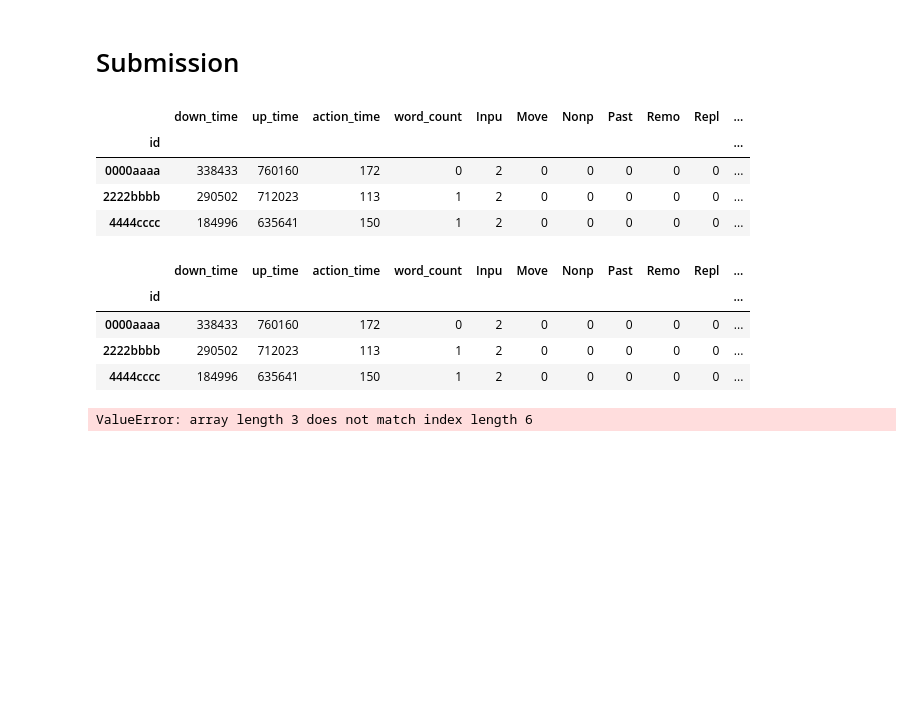
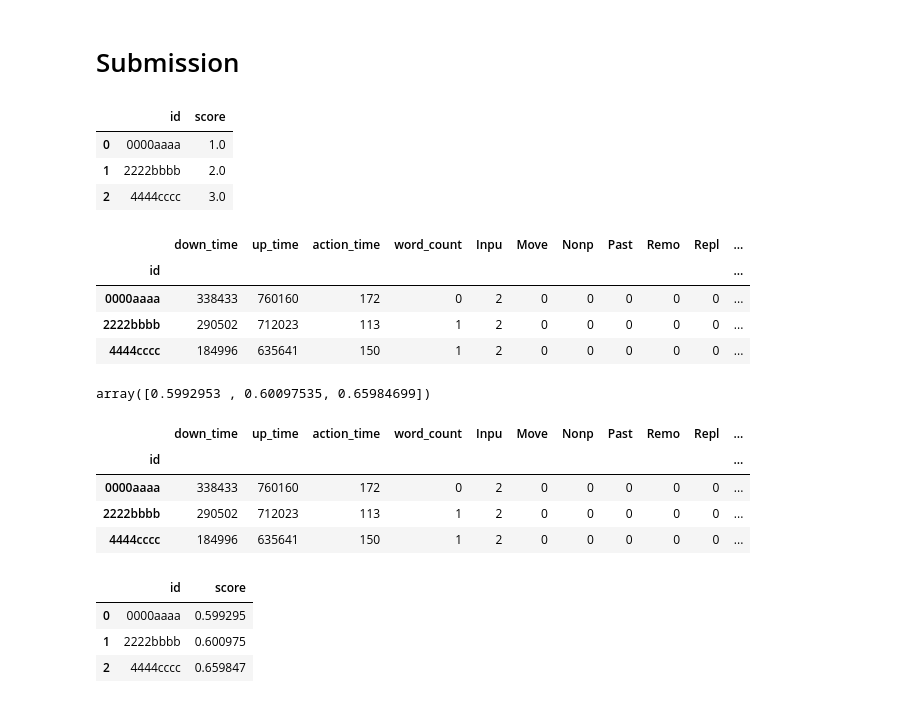
Before and after one commit to mrrkdas/LWPWP-Kaggle, a Jupyter notebook: Final Notebooks/FinalNotebookTwo.ipynb, the cells around one changed output. Drawn from its saved outputs; the diff is of its cells as text; code cells hidden in the pictures; blank space fills up the shorter version.

Commit message:
finished v2 with diff data

```diff
--- a/Final Notebooks/FinalNotebookTwo.ipynb
+++ b/Final Notebooks/FinalNotebookTwo.ipynb
@@ -157,6 +157,13 @@ lgbm.plot_importance(model, importance_type="gain")
 # Submission
 # %%
 df_test = feature_eng(test_logs)
+# %%
+sample_sub
+# %% [output]
+|  | id | score |
+| 0 | 0000aaaa | 1.0 |
+| 1 | 2222bbbb | 2.0 |
+| 2 | 4444cccc | 3.0 |
 # %%
 df_test
 # %% [output]
@@ -167,6 +174,10 @@ df_test
 | 4444cccc | 184996 | 635641 | 150 | 1 | 2 | 0 | 0 | 0 | 0 | 0 | ... |
 # %%
 predicted_scores = model.predict(df_test)
+# %%
+predicted_scores
+# %% [output]
+array([0.5992953 , 0.60097535, 0.65984699])
 # %%
 df_test
 # %% [output]
@@ -176,7 +187,5 @@ df_test
 | 2222bbbb | 290502 | 712023 | 113 | 1 | 2 | 0 | 0 | 0 | 0 | 0 | ... |
 | 4444cccc | 184996 | 635641 | 150 | 1 | 2 | 0 | 0 | 0 | 0 | 0 | ... |
 # %%
-submissions_v2 = pd.DataFrame({'id': test_logs['id'], 'score':predicted_scores})
+submissions_v2 = pd.DataFrame({'id': sample_sub['id'], 'score':predicted_scores})
-# %% [output]
-ValueError: array length 3 does not match index length 6
 # %%
@@ -184,2 +193,7 @@ submissions_v1.to_csv("submission.csv", index = False)
 # %%
-submissions_v1
+submissions_v2
+# %% [output]
+|  | id | score |
+| 0 | 0000aaaa | 0.599295 |
+| 1 | 2222bbbb | 0.600975 |
+| 2 | 4444cccc | 0.659847 |
```
Also changed, not shown: parts of 1 cell of this notebook, 2 other files.
